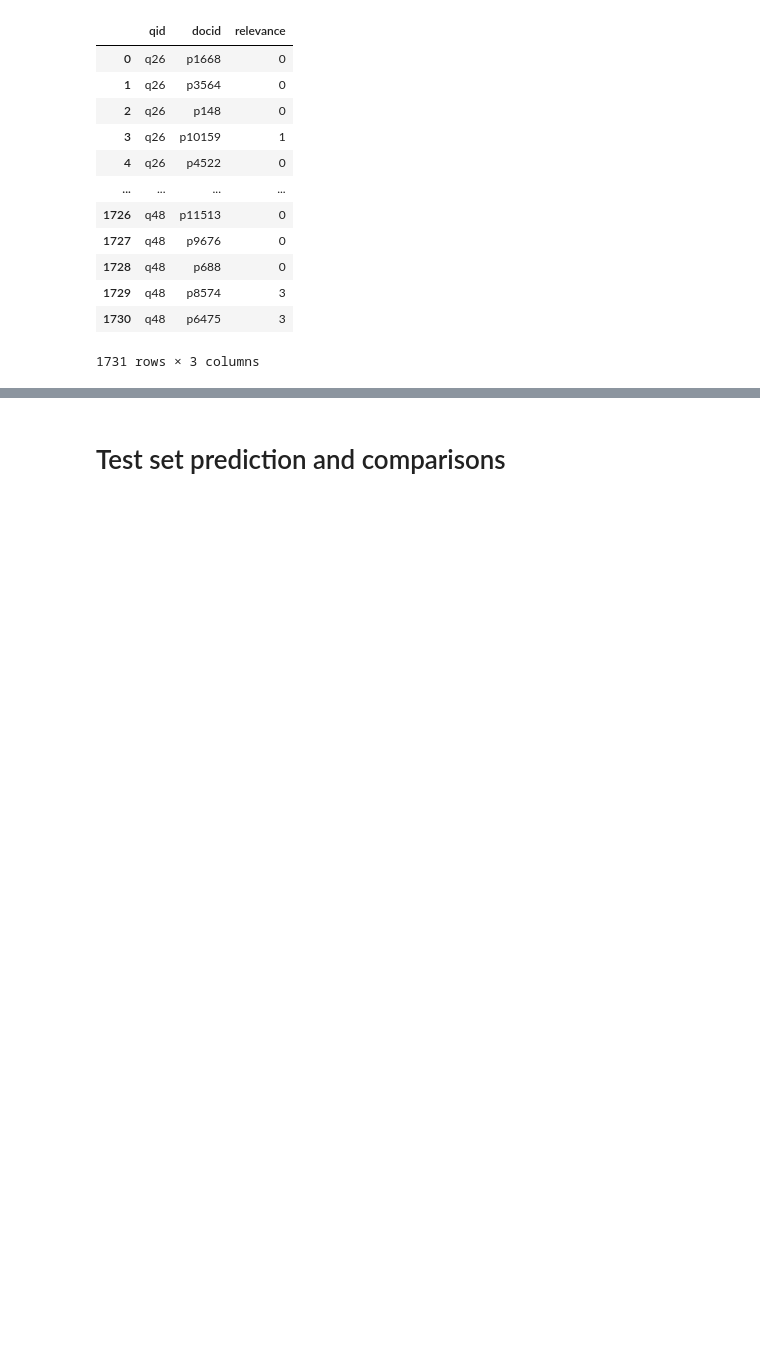
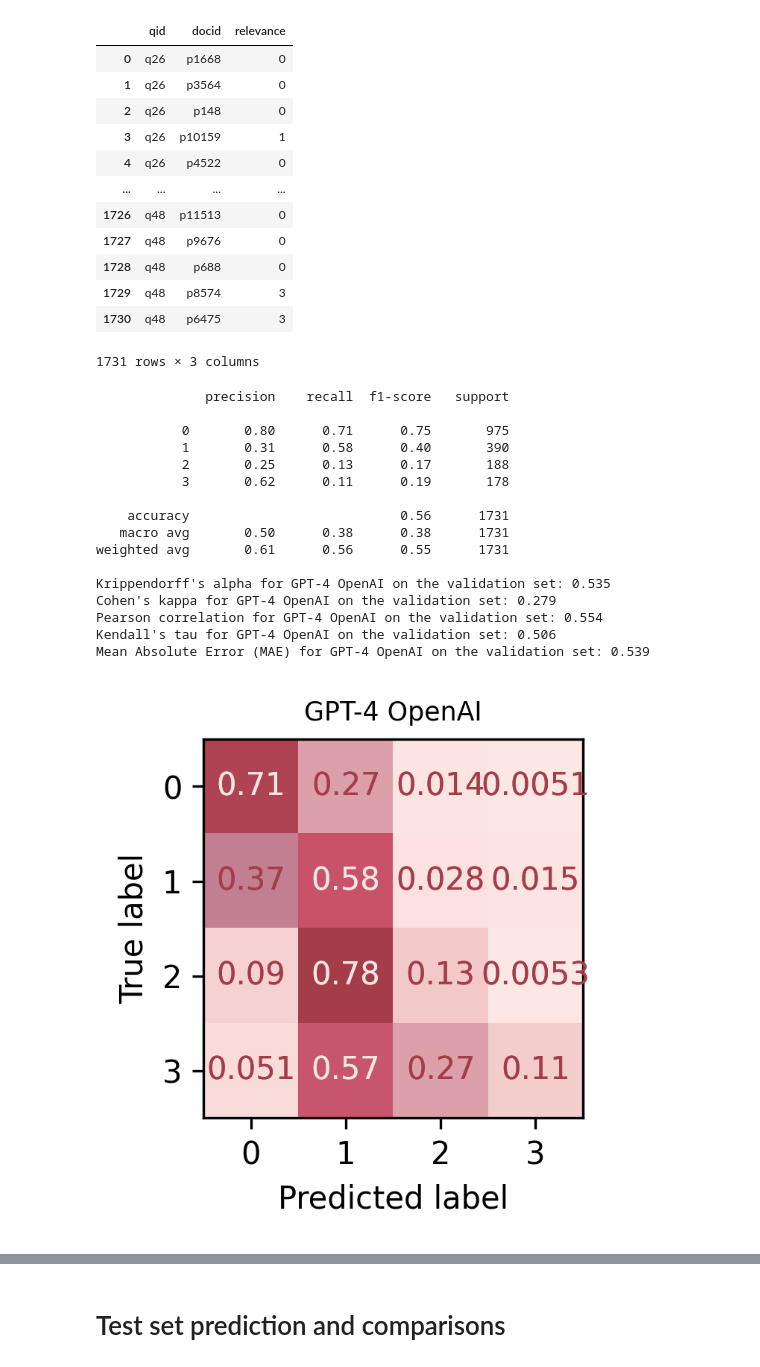
Before and after one commit to Zendelo/LLM-Relevance, a Jupyter notebook: Parsing.ipynb, the cells around one changed output, grey strips where cells are left out. Cells and saved outputs as stored; diff of their text form; code cells hidden in the pictures; blank space fills up the shorter version.

```diff
--- a/Parsing.ipynb
+++ b/Parsing.ipynb
@@ -75,6 +75,35 @@ val_qrel_df
 | 1729 | q48 | p8574 | 3 |
 | 1730 | q48 | p6475 | 3 |
 1731 rows × 3 columns
+# %%
+gpt4o_predictions_all = pd.read_table('gpt-4o-dev-1.txt', header=None, sep='\t',
+                                      names=['qid', 'Q0', 'docid', 'true', 'predicted', 'explanation']).drop(
+    columns=['Q0', 'true', 'explanation'])
+gpt4o_predictions_train = train_qrel_df.set_index(['qid', 'docid']).join(
+    gpt4o_predictions_all.set_index(['qid', 'docid']), on=['qid', 'docid'])
+
+gpt4o_predictions_val = val_qrel_df.set_index(['qid', 'docid']).join(gpt4o_predictions_all.set_index(['qid', 'docid']),
+                                                                     on=['qid', 'docid'])
+gpt4o_predictions_val
+eval_predictions(gpt4o_predictions_val, 'GPT-4 OpenAI', true_col='relevance', predicted_col='predicted')
+# %% [output]
+              precision    recall  f1-score   support
+
+           0       0.80      0.71      0.75       975
+           1       0.31      0.58      0.40       390
+           2       0.25      0.13      0.17       188
+           3       0.62      0.11      0.19       178
+
+    accuracy                           0.56      1731
+   macro avg       0.50      0.38      0.38      1731
+weighted avg       0.61      0.56      0.55      1731
+
+Krippendorff's alpha for GPT-4 OpenAI on the validation set: 0.535
+Cohen's kappa for GPT-4 OpenAI on the validation set: 0.279
+Pearson correlation for GPT-4 OpenAI on the validation set: 0.554
+Kendall's tau for GPT-4 OpenAI on the validation set: 0.506
+Mean Absolute Error (MAE) for GPT-4 OpenAI on the validation set: 0.539
+[figure, added]
 # %%
 def parse_json_predictions(raw_output_df, rsplit=False) -> pd.DataFrame:
     if rsplit:
```
Also changed, not shown: parts of 7 cells of this notebook.
